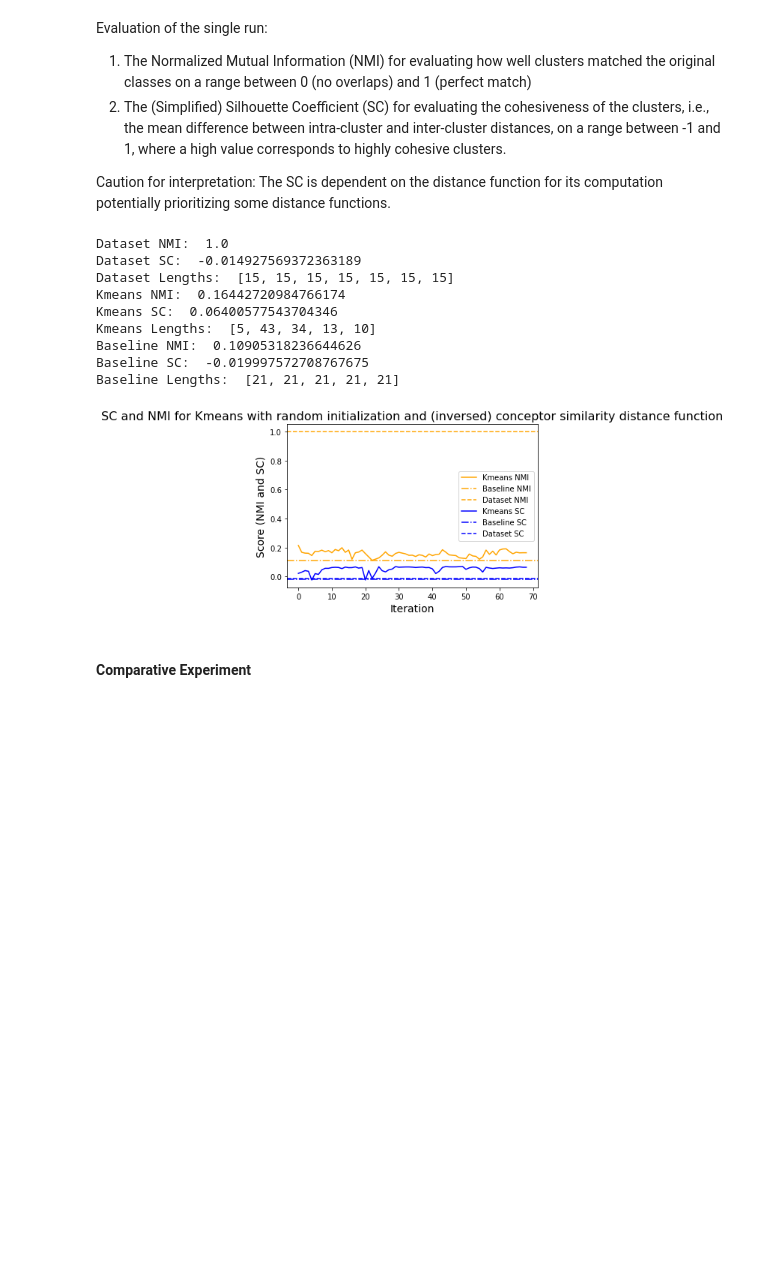
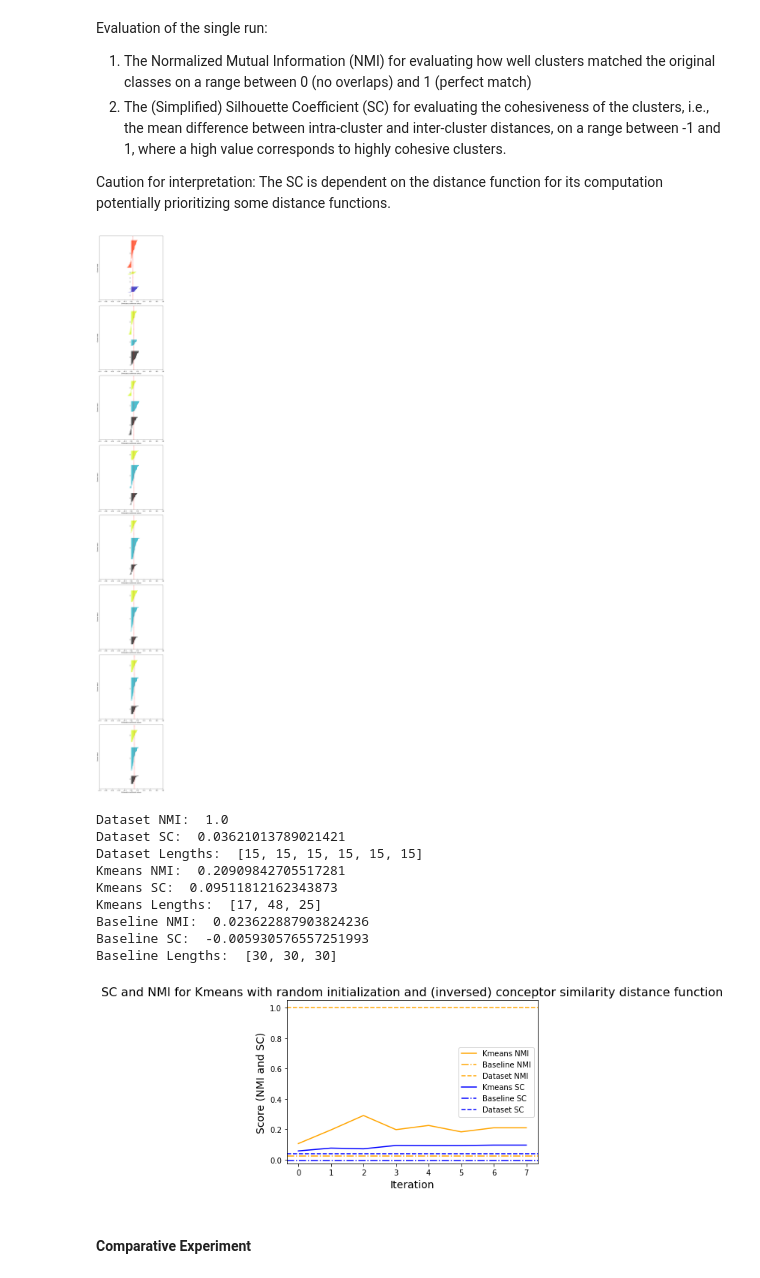
Before and after one commit to jorisptrs/Bachelor-Thesis, a Jupyter notebook: Code/experiments/exp2_below_phoneme_clustering/clustering_below_phon.ipynb, the cells around one changed output. Saved outputs shown, nothing was run; the diff lists cells and outputs as text; code cells hidden in the pictures; blank space fills up the shorter version.

```diff
--- a/Code/experiments/exp2_below_phoneme_clustering/clustering_below_phon.ipynb
+++ b/Code/experiments/exp2_below_phoneme_clustering/clustering_below_phon.ipynb
@@ -189,6 +189,8 @@ for i, phoneme in enumerate(group.keys()):
         idx += 1
 correct_clusters = km.assignment_to_cluster_repr(correct_assignments)
 
+Silhouette(km).sil_plot_from_list(cluster_hist, centroid_hist)
+
 nmi_truth = NMI(correct_assignments, correct_assignments)
 sil_truth = Silhouette(km).simpl_silh(correct_clusters)
 print("Dataset NMI: ", nmi_truth)
@@ -200,44 +202,46 @@ sil_kmeans = Silhouette(km).simpl_silh(clusters)
 print("Kmeans NMI: ", nmi_kmeans)
 print("Kmeans SC: ", sil_kmeans)
 print("Kmeans Lengths: ", [len(x) for x in assignments_kmeans])
+
 
 clusters_random = km.init_random(len(clusters))
 assignments_random = km.cluster_to_assignment_repr(clusters_random)
 nmi_baseline = NMI(assignments_random, correct_assignments)
 sil_baseline = Silhouette(km).simpl_silh(clusters_random)
 print("Baseline NMI: ", nmi_baseline)
 print("Baseline SC: ", sil_baseline)
 print("Baseline Lengths: ", [len(x) for x in assignments_random])
 
 NMI_list = NMIs_from_list(assignment_hist, correct_assignments)
 silh_list = Silhouette(km).simpl_silh_from_list(cluster_hist)
 
 def plot_progress(NMI_list, silh_list, title=''):
     plt.figure()
     plt.plot(NMI_list, color="orange", label="Kmeans NMI")
     plt.axhline(y=nmi_baseline, color='orange', linestyle='dashdot', label="Baseline NMI")
     plt.axhline(y=nmi_truth, color='orange', linestyle='dashed', label="Dataset NMI")
     plt.plot(silh_list, color="blue", label="Kmeans SC")
     plt.axhline(y=sil_baseline, color='blue', linestyle='dashdot', label="Baseline SC")
     plt.axhline(y=sil_truth, color='blue', linestyle='dashed', label="Dataset SC")
     plt.legend()
     plt.xlabel('Iteration', fontsize=14)
     plt.ylabel('Score (NMI and SC)', fontsize=14)
     plt.title(title, fontsize=16)
     plt.show()
 
 plot_progress(NMI_list, silh_list, title="SC and NMI for Kmeans with random initialization and (inversed) conceptor similarity distance function")
 # %% [output]
+[figure, new version]
 Dataset NMI:  1.0
-Dataset SC:  -0.014927569372363189
-Dataset Lengths:  [15, 15, 15, 15, 15, 15, 15]
-Kmeans NMI:  0.16442720984766174
-Kmeans SC:  0.06400577543704346
-Kmeans Lengths:  [5, 43, 34, 13, 10]
-Baseline NMI:  0.10905318236644626
-Baseline SC:  -0.019997572708767675
-Baseline Lengths:  [21, 21, 21, 21, 21]
+Dataset SC:  0.03621013789021421
+Dataset Lengths:  [15, 15, 15, 15, 15, 15]
+Kmeans NMI:  0.20909842705517281
+Kmeans SC:  0.09511812162343873
+Kmeans Lengths:  [17, 48, 25]
+Baseline NMI:  0.023622887903824236
+Baseline SC:  -0.005930576557251993
+Baseline Lengths:  [30, 30, 30]
-[figure, old version]
+[figure, added]
 # %% [markdown]
 #### Comparative Experiment
 # %%
```
Also changed, not shown: parts of 9 cells of this notebook, 5 other files.
